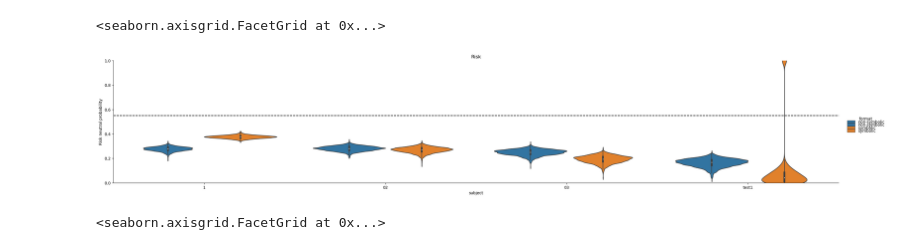
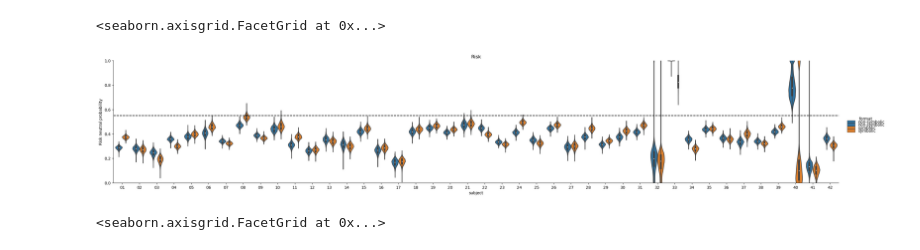
Before and after one commit to mrenke/numrisk, a Jupyter notebook: numrisk/behavior_risk/fit_rnp_model.ipynb, the cells around one changed output. Drawn from its saved outputs; the diff is of its cells as text; code cells hidden in the pictures.

Commit message:
behavior: math skills etc. & risk-probit model

```diff
--- a/numrisk/behavior_risk/fit_rnp_model.ipynb
+++ b/numrisk/behavior_risk/fit_rnp_model.ipynb
@@ -36,5 +42,6 @@ df
 # %%
-model = bambi.Model('chose_risky ~ x + (x|subject)', link='probit', family='bernoulli', data=df.reset_index())
-
-model = bambi.Model('chose_risky ~ x + (x*format|subject)', link='probit', family='bernoulli', data=df.reset_index())
+#model = bambi.Model('chose_risky ~ x + (x|subject)', link='probit', family='bernoulli', data=df.reset_index().mapper)
+#model = bambi.Model('chose_risky ~ x + (x*format|subject)', link='probit', family='bernoulli', data=df.reset_index())
+#model = bambi.Model('chose_risky ~ x', link='probit', family='bernoulli', data=df.reset_index())
+model = bambi.Model('chose_risky ~ x + x*group*format + (x*format|subject)', link='probit', family='bernoulli', data=df.reset_index())
 # %%
@@ -53,15 +74,6 @@ az.plot_trace(traces)
 # %%
-from utils import extract_rnp_precision
-
-model_label = 'prelim_first-subs_probit'
+#model_label = 'prelim_first-subs_probit'
+#model_label = 'prelim_first-subs_diff-format_probit'
+model_label = 'prelim_first-42subs_diff-format_probit'
 
 traces = az.from_netcdf(op.join(bids_folder, f'derivatives/cogmodels/model-{model_label}_trace.netcdf'))
-
-intercept, gamma = extract_rnp_precision(traces, model, df, format = False)
-# %%
-from utils import extract_rnp_precision
-model_label = 'prelim_first-subs_diff-format_probit'
-
-traces = az.from_netcdf(op.join(bids_folder, f'derivatives/cogmodels/model-{model_label}_trace.netcdf'))
-
-intercept, gamma = extract_rnp_precision(traces, model, df, format = True)
@@ -68,7 +156,9 @@ intercept, gamma = extract_rnp_precision(traces, model, df, format = True)
 # %%
+#from utils import extract_rnp_precision
+
+intercept, gamma = extract_rnp_precision(traces, model, df, format = True,group=True)
 rnp = np.clip(np.exp(intercept/gamma), 0, 1)
 
 rnp = rnp.stack([1,2])
 rnp.columns = ['rnp']
-rnp.reset_index()['format']
 # %% [output]
@@ -87,17 +166,12 @@ Name: format, Length: 192000, dtype: object
 # %%
-rnp = np.clip(np.exp(intercept/gamma), 0, 1)
-
-rnp = rnp.stack([1,2])
-rnp.columns = ['rnp']
-
 fac = sns.catplot(x='subject', y='rnp', data=rnp.reset_index(), hue='format', aspect=5., kind='violin')
 plt.ylim(0, 1)
 plt.axhline(.55, c='k', ls='--', label='risk-neutral')
 fac.set(title='Risk', ylabel='Risk neutral probability')
 fac.add_legend()
 # %% [output]
 <seaborn.axisgrid.FacetGrid at 0x...>
-[figure, old version]
+[figure, new version]
 # %%
 g = gamma.stack([1, 2])
 g.columns = ['gamma']
```
Also changed, not shown: parts of 11 cells of this notebook, 2 other files.
